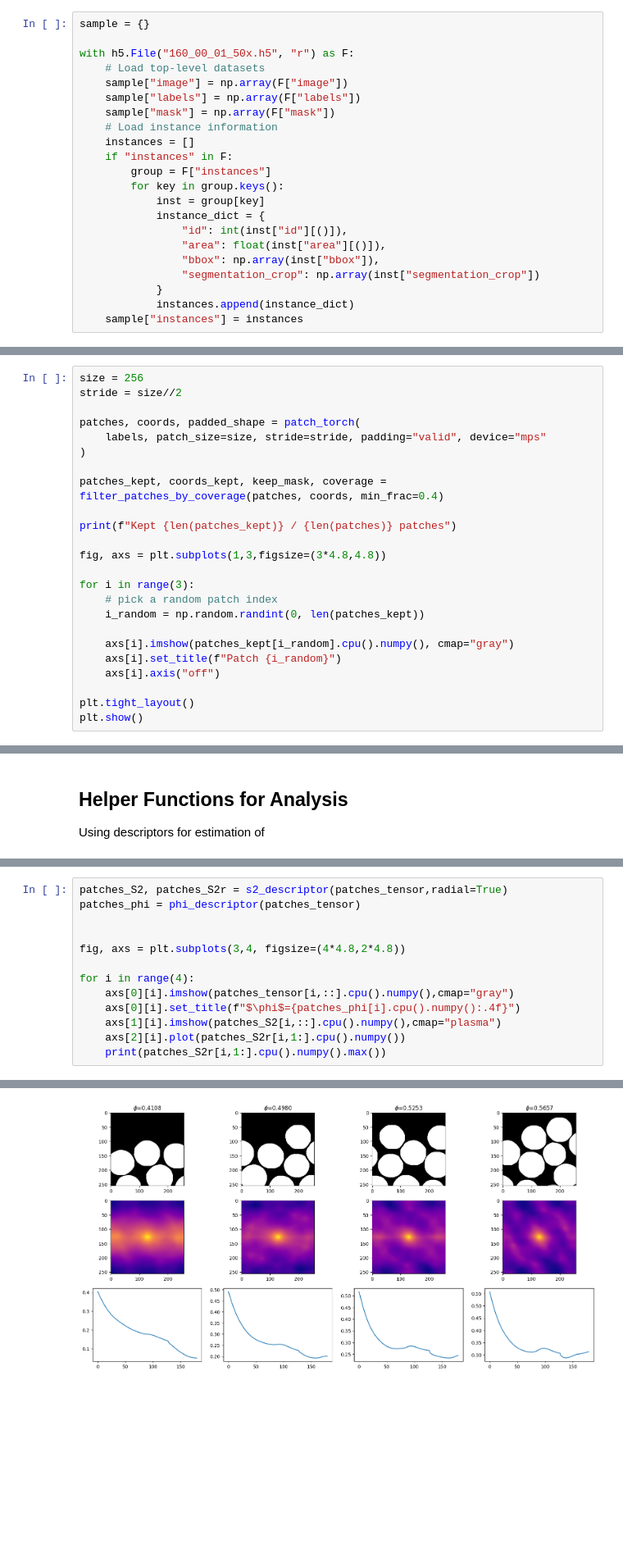
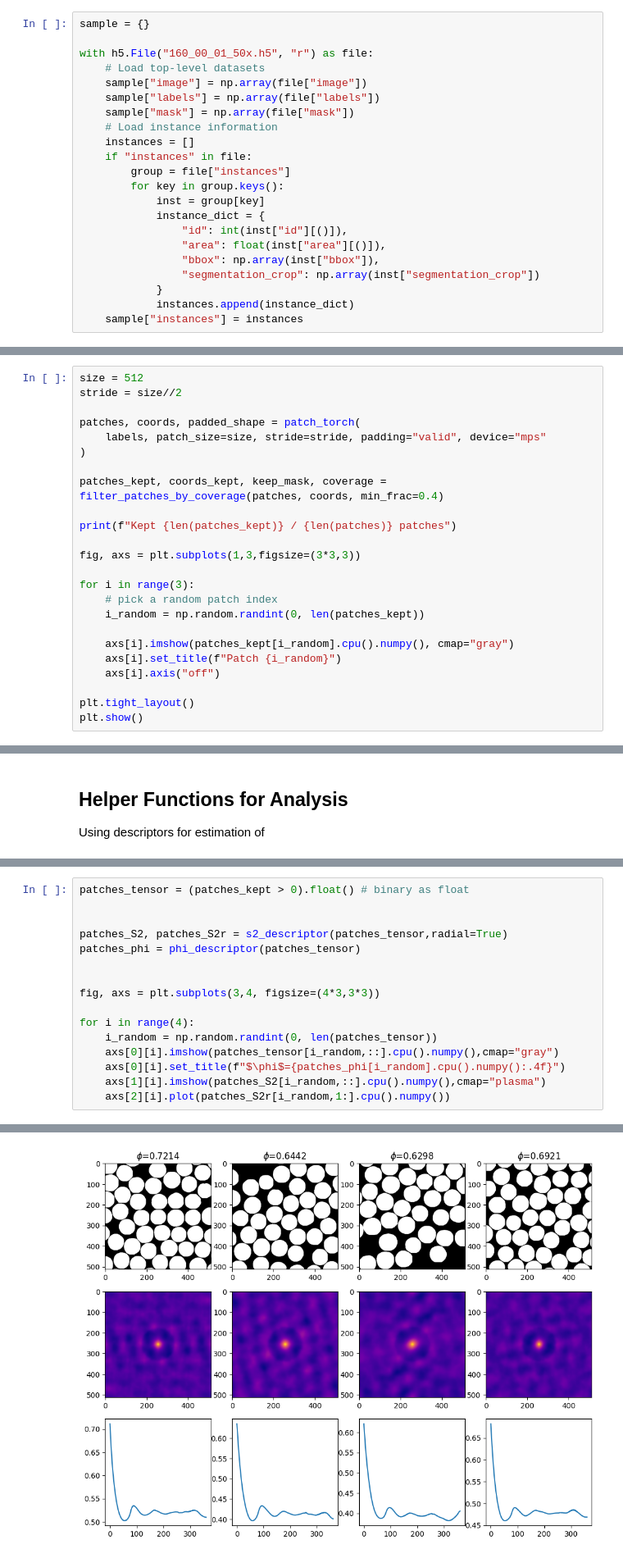
Before and after one commit to choROPeNt/segment-anything-2, a Jupyter notebook: notebooks/roving_analysis.ipynb, the cells around one changed output, grey strips where cells are left out. Shown at 82% size. Cells and saved outputs as stored; diff of their text form; blank space fills up the shorter version.

```diff
--- a/notebooks/roving_analysis.ipynb
+++ b/notebooks/roving_analysis.ipynb
@@ -42,15 +46,15 @@ Each dataset is stored as an `*.h5` file with the following structure:
 # %%
 sample = {}
 
-with h5.File("160_00_01_50x.h5", "r") as F:
+with h5.File("160_00_01_50x.h5", "r") as file:
     # Load top-level datasets
-    sample["image"] = np.array(F["image"])
-    sample["labels"] = np.array(F["labels"])
-    sample["mask"] = np.array(F["mask"])
+    sample["image"] = np.array(file["image"])
+    sample["labels"] = np.array(file["labels"])
+    sample["mask"] = np.array(file["mask"])
     # Load instance information
     instances = []
-    if "instances" in F:
-        group = F["instances"]
+    if "instances" in file:
+        group = file["instances"]
         for key in group.keys():
             inst = group[key]
             instance_dict = {
@@ -260,7 +372,7 @@ def plot_patch_bboxes(image, coords, patch_size, color="lime", lw=1.5, alpha=0.9
     plt.tight_layout()
     plt.show()
 # %%
-size = 256
+size = 512
 stride = size//2
 
 patches, coords, padded_shape = patch_torch(
@@ -271,7 +383,7 @@ patches_kept, coords_kept, keep_mask, coverage = filter_patches_by_coverage(patc
 
 print(f"Kept {len(patches_kept)} / {len(patches)} patches")
 
-fig, axs = plt.subplots(1,3,figsize=(3*4.8,4.8))
+fig, axs = plt.subplots(1,3,figsize=(3*3,3))
 
 for i in range(3):
     # pick a random patch index
@@ -384,14 +519,17 @@ def phi_descriptor(patches: torch.Tensor, eps: float = 1e-12):
 # %%
+patches_tensor = (patches_kept > 0).float() # binary as float
+
+
 patches_S2, patches_S2r = s2_descriptor(patches_tensor,radial=True)
 patches_phi = phi_descriptor(patches_tensor)
 
 
-fig, axs = plt.subplots(3,4, figsize=(4*4.8,2*4.8))
+fig, axs = plt.subplots(3,4, figsize=(4*3,3*3))
 
 for i in range(4):
-    axs[0][i].imshow(patches_tensor[i,::].cpu().numpy(),cmap="gray")
-    axs[0][i].set_title(f"$\phi$={patches_phi[i].cpu().numpy():.4f}")
-    axs[1][i].imshow(patches_S2[i,::].cpu().numpy(),cmap="plasma")
-    axs[2][i].plot(patches_S2r[i,1:].cpu().numpy())
-    print(patches_S2r[i,1:].cpu().numpy().max())
+    i_random = np.random.randint(0, len(patches_tensor))
+    axs[0][i].imshow(patches_tensor[i_random,::].cpu().numpy(),cmap="gray")
+    axs[0][i].set_title(f"$\phi$={patches_phi[i_random].cpu().numpy():.4f}")
+    axs[1][i].imshow(patches_S2[i_random,::].cpu().numpy(),cmap="plasma")
+    axs[2][i].plot(patches_S2r[i_random,1:].cpu().numpy())
 # %% [output]
@@ -402 +536 @@ for i in range(4):
-[figure, old version]
+[figure, new version]
```
Also changed, not shown: parts of 12 cells of this notebook, 2 other files.
